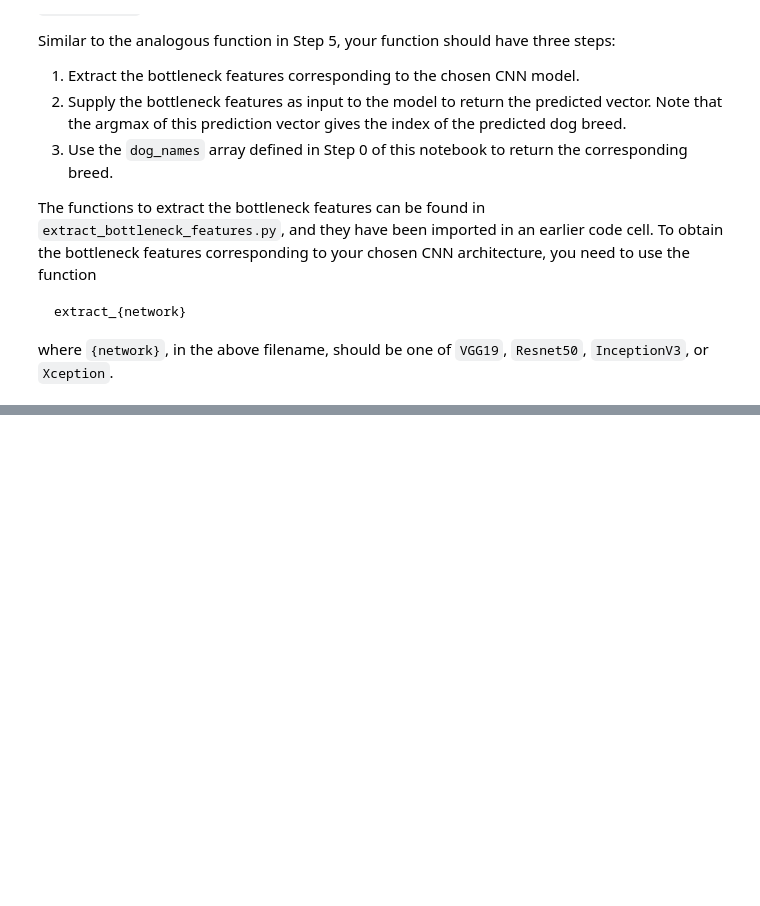
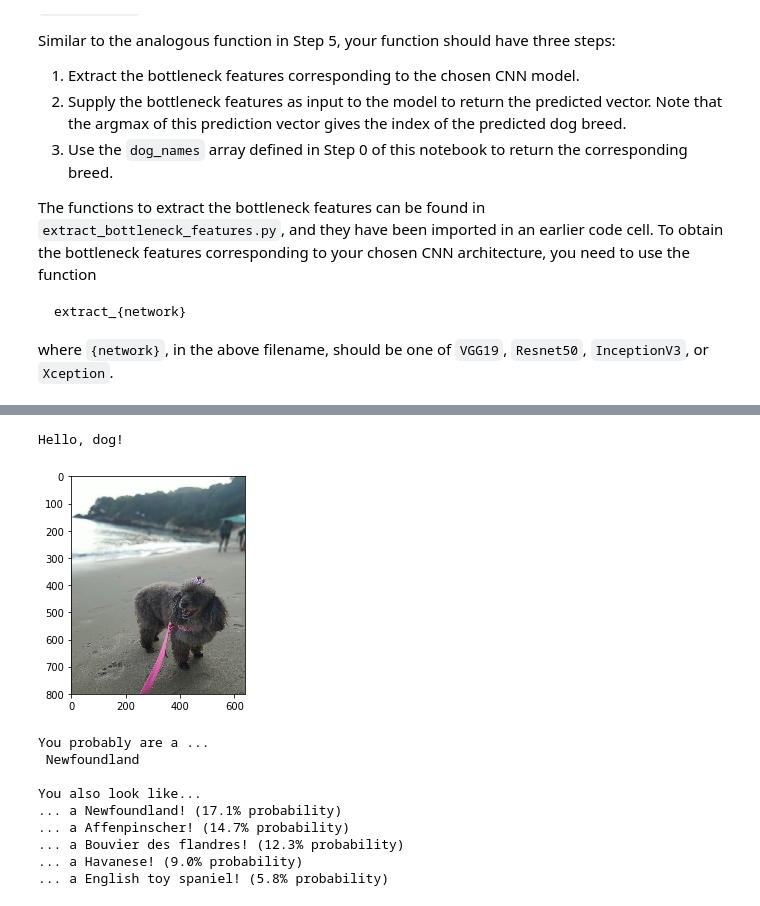
Before and after one commit to camilabga/machine-learning, a Jupyter notebook: dog-project/dog_app.ipynb, the cells around one changed output, grey strips where cells are left out. Cells and saved outputs as stored; diff of their text form; code cells hidden in the pictures; blank space fills up the shorter version.

```diff
--- a/dog-project/dog_app.ipynb
+++ b/dog-project/dog_app.ipynb
@@ -813,0 +838,14 @@ OSError: cannot identify image file 'myImages/img1.jpg'
+# %%
+breed_predict("personal/img3.jpg")
+# %% [output]
+Hello, dog!
+[figure, added]
+You probably are a ...
+ Newfoundland
+
+You also look like...
+... a Newfoundland! (17.1% probability)
+... a Affenpinscher! (14.7% probability)
+... a Bouvier des flandres! (12.3% probability)
+... a Havanese! (9.0% probability)
+... a English toy spaniel! (5.8% probability)
```
Also changed, not shown: parts of 13 cells of this notebook.
